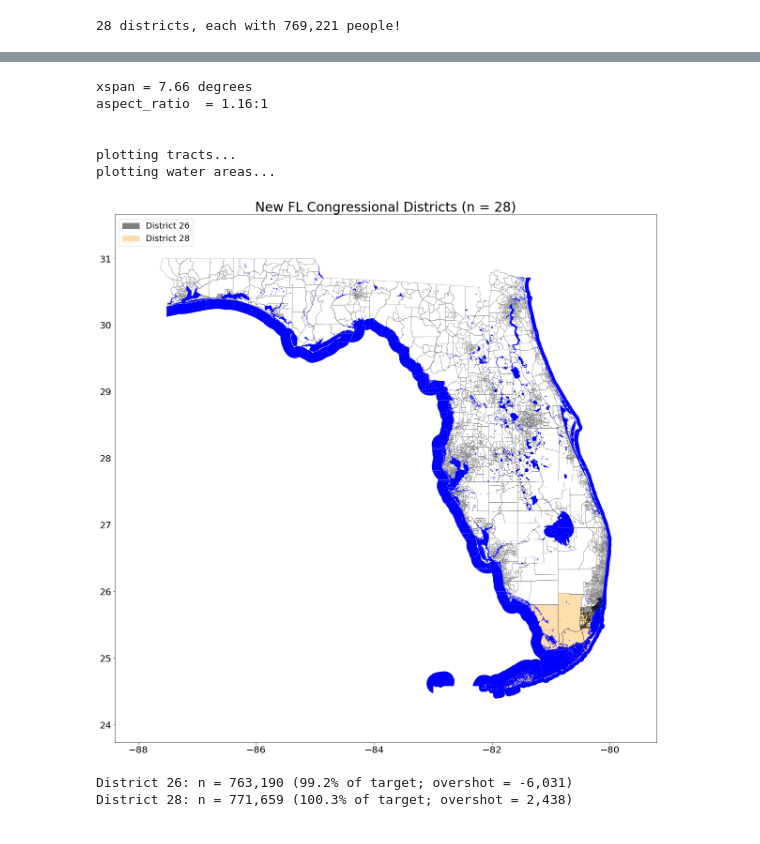
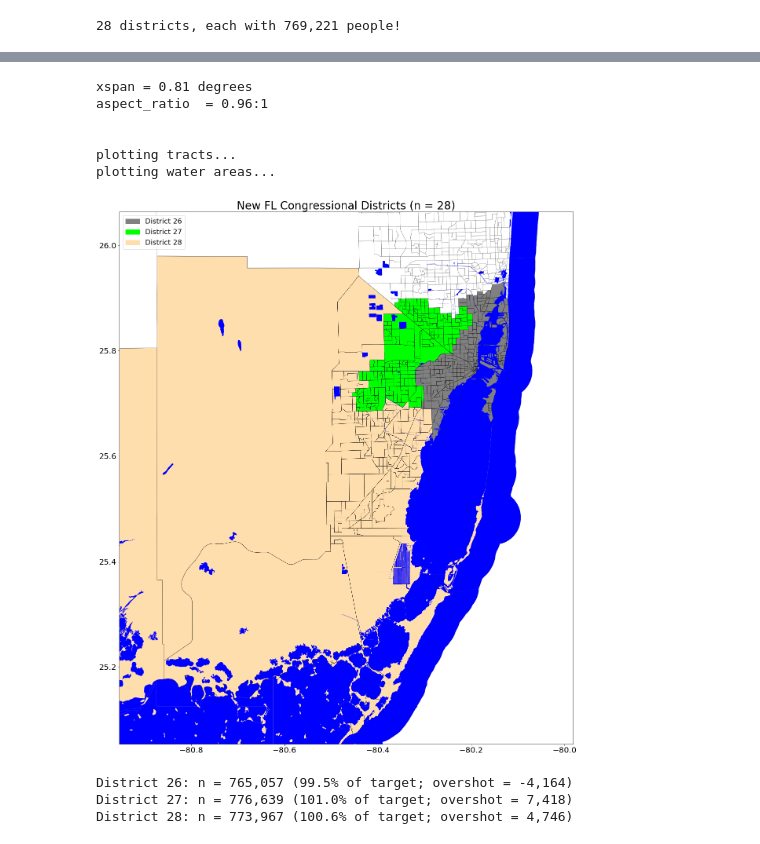
Before and after one commit to raddick/gerrymandering, a Jupyter notebook: 2020-florida.ipynb, the cells around one changed output, grey strips where cells are left out. Saved outputs shown, nothing was run; the diff lists cells and outputs as text; code cells hidden in the pictures.

Commit message:
Florida districts 26, 27, 28 done

```diff
--- a/2020-florida.ipynb
+++ b/2020-florida.ipynb
@@ -1279,17 +1288,18 @@ the_title_size = 28
 
 bounds_counties = ['Miami-Dade']
 
-xlimits = state_gdf.geometry.apply(lambda x: (x.bounds[0], x.bounds[2])).values[0]
-ylimits = state_gdf.geometry.apply(lambda x: (x.bounds[1], x.bounds[3])).values[0]
+# xlimits = state_gdf.geometry.apply(lambda x: (x.bounds[0], x.bounds[2])).values[0]
+# ylimits = state_gdf.geometry.apply(lambda x: (x.bounds[1], x.bounds[3])).values[0]
 
-# xlimits = [unary_union(county_gdf[county_gdf['NAME'].isin(bounds_counties)].geometry.tolist()).bounds[0], unary_union(county_gdf[county_gdf['NAME'].isin(bounds_counties)].geometry.tolist()).bounds[2]]
-# ylimits = [unary_union(county_gdf[county_gdf['NAME'].isin(bounds_counties)].geometry.tolist()).bounds[1], unary_union(county_gdf[county_gdf['NAME'].isin(bounds_counties)].geometry.tolist()).bounds[3]]
+xlimits = [unary_union(county_gdf[county_gdf['NAME'].isin(bounds_counties)].geometry.tolist()).bounds[0], unary_union(county_gdf[county_gdf['NAME'].isin(bounds_counties)].geometry.tolist()).bounds[2]]
+ylimits = [unary_union(county_gdf[county_gdf['NAME'].isin(bounds_counties)].geometry.tolist()).bounds[1], unary_union(county_gdf[county_gdf['NAME'].isin(bounds_counties)].geometry.tolist()).bounds[3]]
 
 
 
-# # # Populated Dade County
+# Populated Dade County
 # xlimits = [-80.55, -80.15]
 # ylimits = [25.4,25.95]
+
 
 # SW of Miami City
 # xlimits = [-80.33,-80.25]
@@ -1363,8 +1373,8 @@ if (label_tracts):
     print('labeling tracts...')
     for ix, thisrow in tract_gdf[
         (((tract_gdf['INTPTLON'] >= xlimits[0]) & (tract_gdf['INTPTLON'] <= xlimits[1])) & ((tract_gdf['INTPTLAT'] >= ylimits[0]) & (tract_gdf['INTPTLAT'] <= ylimits[1])))
-        & (tract_gdf['new_district'].isnull())
-#        & (tract_gdf['new_district'] == 28)
+#        & (tract_gdf['new_district'].isnull())
+        & (tract_gdf['new_district'] == 27)
 #        & (tract_gdf['INTPTLAT'] <= 26.63)
 #             & (
 #                 ((tract_gdf['INTPTLAT'] >= 39.37) & (tract_gdf['new_district'] == 2))
@@ -1384,7 +1394,7 @@ if (label_tracts):
 # place_gdf[
 #     ((place_gdf['INTPTLON'] >= xlimits[0]) & (place_gdf['INTPTLON'] <= xlimits[1]))
 #     & ((place_gdf['INTPTLAT'] >= ylimits[0]) & (place_gdf['INTPTLAT'] <= ylimits[1]))
-# ].plot(ax=ax, edgecolor='red', lw=the_line_width_wide, color='none')
+#].plot(ax=ax, edgecolor='red', lw=the_line_width_wide, color='none')
 
 if (label_places):
     print('\tlabeing all places on map...')
@@ -1429,38 +1439,39 @@ plt.ylim(ylimits)
 plt.xticks(fontsize=the_label_size)
 plt.yticks(fontsize=the_label_size)
 
 ax.legend(handles=legend_list, fontsize=the_legend_size, loc='upper left')
 
 if (len(list(these_states_dict.keys())) == 1):
     plt.title('New {0:} Congressional Districts (n = {1:.0f})'.format(
         list(these_states_dict.keys())[0],
         these_states_dict[list(these_states_dict.keys())[0]]['seats_new']
     ), fontsize=the_title_size)
 else:
     plt.title('New Congressional Districts', fontsize=the_title_size)
 
 
 
 plt.show()
 print('\n')
 for i in range(1, these_states_dict[list(these_states_dict.keys())[0]]['seats_new']+1):
     if (tract_gdf[tract_gdf['new_district'] == i]['POP100'].sum() > 0):
         #if (np.abs(tract_gdf[tract_gdf['new_district'] == i]['POP100'].sum() - state_target) >= 1000):
         print('District {0:}: n = {1:,.0f} ({2:.1%} of target; overshot = {3:,.0f})'.format(i, tract_gdf[tract_gdf['new_district'] == i]['POP100'].sum(), tract_gdf[tract_gdf['new_district'] == i]['POP100'].sum()/state_target, tract_gdf[tract_gdf['new_district'] == i]['POP100'].sum() - state_target))
 
 # tract_gdf.loc[['1400000US12086016501'], 'new_district'] = 28  # West of Kendall West
 
 # tract_gdf.loc[['1400000US12086015202', '1400000US12086015300'], 'new_district'] = 28   # N of Kendall West
 # %% [output]
-xspan = 7.66 degrees
-aspect_ratio  = 1.16:1
+xspan = 0.81 degrees
+aspect_ratio  = 0.96:1
 
 
 plotting tracts...
 plotting water areas...
-[figure, old version]
+[figure, new version]
-District 26: n = 763,190 (99.2% of target; overshot = -6,031)
-District 28: n = 771,659 (100.3% of target; overshot = 2,438)
+District 26: n = 765,057 (99.5% of target; overshot = -4,164)
+District 27: n = 776,639 (101.0% of target; overshot = 7,418)
+District 28: n = 773,967 (100.6% of target; overshot = 4,746)
 # %%
 # new_district_shapes_gdf = geopandas.GeoDataFrame(data=None, columns=['new_district', 'geometry'], crs=tract_gdf.crs, geometry='geometry').set_index('new_district')
 # for i in range(1, these_states_dict[list(these_states_dict.keys())[0]]['seats_new']+1):
```
Also changed, not shown: parts of 6 cells of this notebook.
